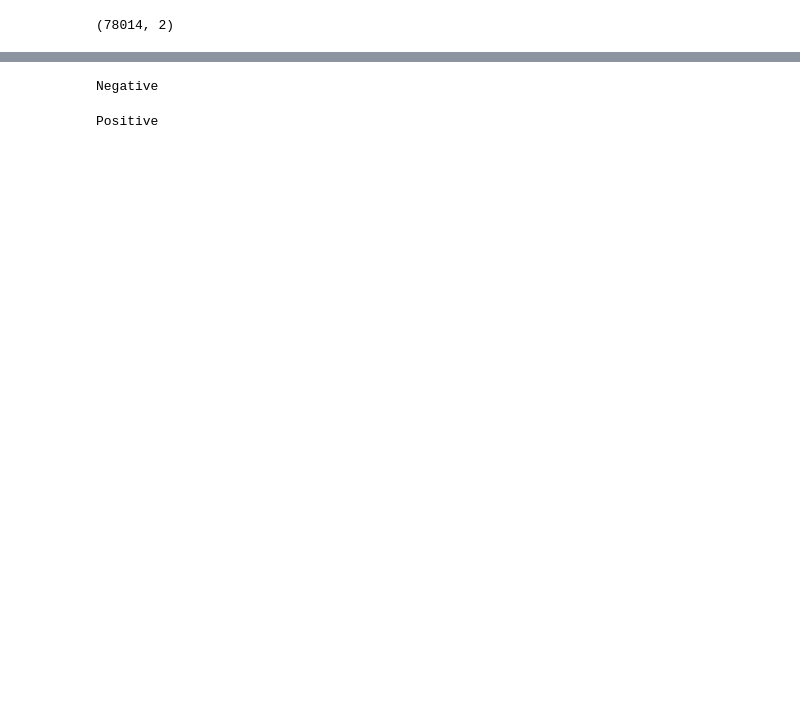
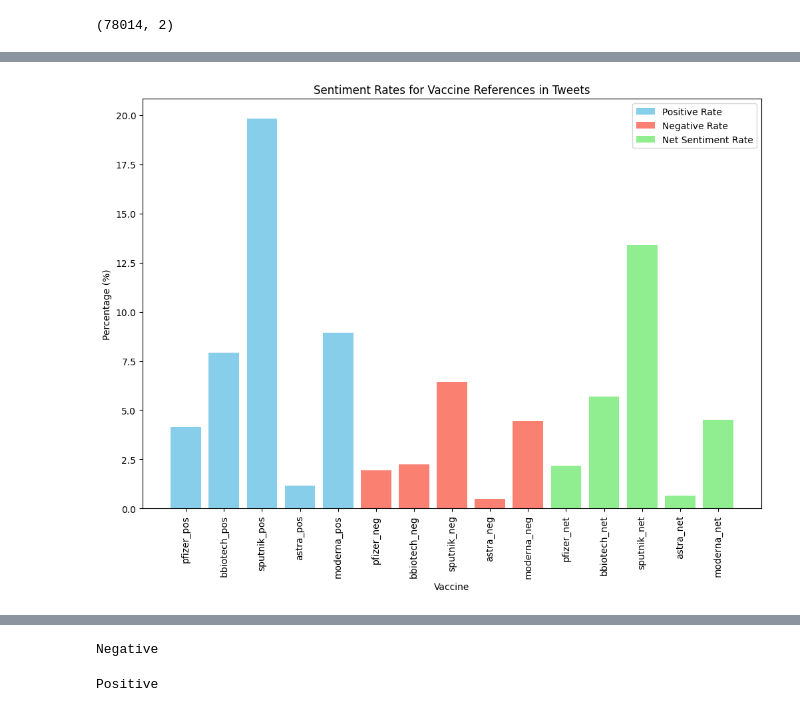
Before and after one commit to Jyts2094/Final-Project, a Jupyter notebook: Final_Project.ipynb, the cells around one changed output, grey strips where cells are left out. Cells and saved outputs as stored; diff of their text form; code cells hidden in the pictures; blank space fills up the shorter version.

Commit message:
changed the vaccine plot to percentage format. added confusion matrices

```diff
--- a/Final_Project.ipynb
+++ b/Final_Project.ipynb
@@ -510,0 +249,15 @@ def predict_sentiment_dt(text):
+# %%
+def get_tag_occurence(text, tags):
+  flag =0
+  for ref in tags:
+    if text.find(ref) != -1:
+      flag =1
+  return flag
+
+extracted_texts['pfizer'] = extracted_texts['cleaned_text'].apply(lambda x : get_tag_occurence(x, pfizer_tags))
+extracted_texts['bbiotech'] = extracted_texts['cleaned_text'].apply(lambda x : get_tag_occurence(x, bbiotech_tags))
+extracted_texts['sputnik'] = extracted_texts['cleaned_text'].apply(lambda x : get_tag_occurence(x, sputnik_tags))
+extracted_texts['astra'] = extracted_texts['cleaned_text'].apply(lambda x : get_tag_occurence(x, astra_tags))
+extracted_texts['moderna'] = extracted_texts['cleaned_text'].apply(lambda x : get_tag_occurence(x, moderna_tags))
+
+display(extracted_texts.pfizer.value_counts(),extracted_texts.bbiotech.value_counts(),extracted_texts.sputnik.value_counts(),extracted_texts.astra.value_counts(),extracted_texts.moderna.value_counts())
@@ -510,0 +290,63 @@ def predict_sentiment_dt(text):
+# %%
+import matplotlib.pyplot as plt # Import Matplotlib
+
+# Filter the data to include positive and negative sentiment
+positive_data = extracted_texts[extracted_texts['Sentiment Score'] > 0]
+negative_data = extracted_texts[extracted_texts['Sentiment Score'] < 0]
+
+# Define the vaccine names
+vaccines = ['pfizer', 'bbiotech', 'sputnik', 'astra', 'moderna']
+
+# Count the total references for each vaccine
+total_references = {
+    vaccine: extracted_texts[vaccine].notna().sum() for vaccine in vaccines
+}
+
+# Count the number of positive and negative references for each vaccine
+positive_references = {
+    vaccine: positive_data[vaccine].value_counts().get(1, 0) for vaccine in vaccines
+}
+negative_references = {
+    vaccine: negative_data[vaccine].value_counts().get(1, 0) for vaccine in vaccines
+}
+
+# Calculate the positive rate, negative rate, and net sentiment rate
+positive_rate = {
+    vaccine: (positive_references[vaccine] / total_references[vaccine] * 100) if total_references[vaccine] > 0 else 0
+    for vaccine in vaccines
+}
+negative_rate = {
+    vaccine: (negative_references[vaccine] / total_references[vaccine] * 100) if total_references[vaccine] > 0 else 0
+    for vaccine in vaccines
+}
+net_sentiment_rate = {
+    vaccine: ((positive_references[vaccine] - negative_references[vaccine]) / total_references[vaccine] * 100)
+    if total_references[vaccine] > 0 else 0
+    for vaccine in vaccines
+}
+
+# Plotting the rates
+plt.figure(figsize=(12, 8)) # Create a figure using plt
+
+# Plot Positive Rate
+plt.bar([v + "_pos" for v in vaccines], positive_rate.values(), color='skyblue', label='Positive Rate')
+
+# Plot Negative Rate
+plt.bar([v + "_neg" for v in vaccines], negative_rate.values(), color='salmon', label='Negative Rate')
+
+# Plot Net Sentiment Rate
+plt.bar([v + "_net" for v in vaccines], net_sentiment_rate.values(), color='lightgreen', label='Net Sentiment Rate')
+
+# Rotate x-axis labels vertically
+plt.xticks(rotation=90)
+
+# Add labels and title
+plt.xlabel('Vaccine')
+plt.ylabel('Percentage (%)')
+plt.title('Sentiment Rates for Vaccine References in Tweets')
+plt.legend()
+
+# Show the plot
+plt.show() # Display the plot using plt
+# %% [output]
+[figure, added]
```
Also changed, not shown: parts of 44 cells of this notebook.
